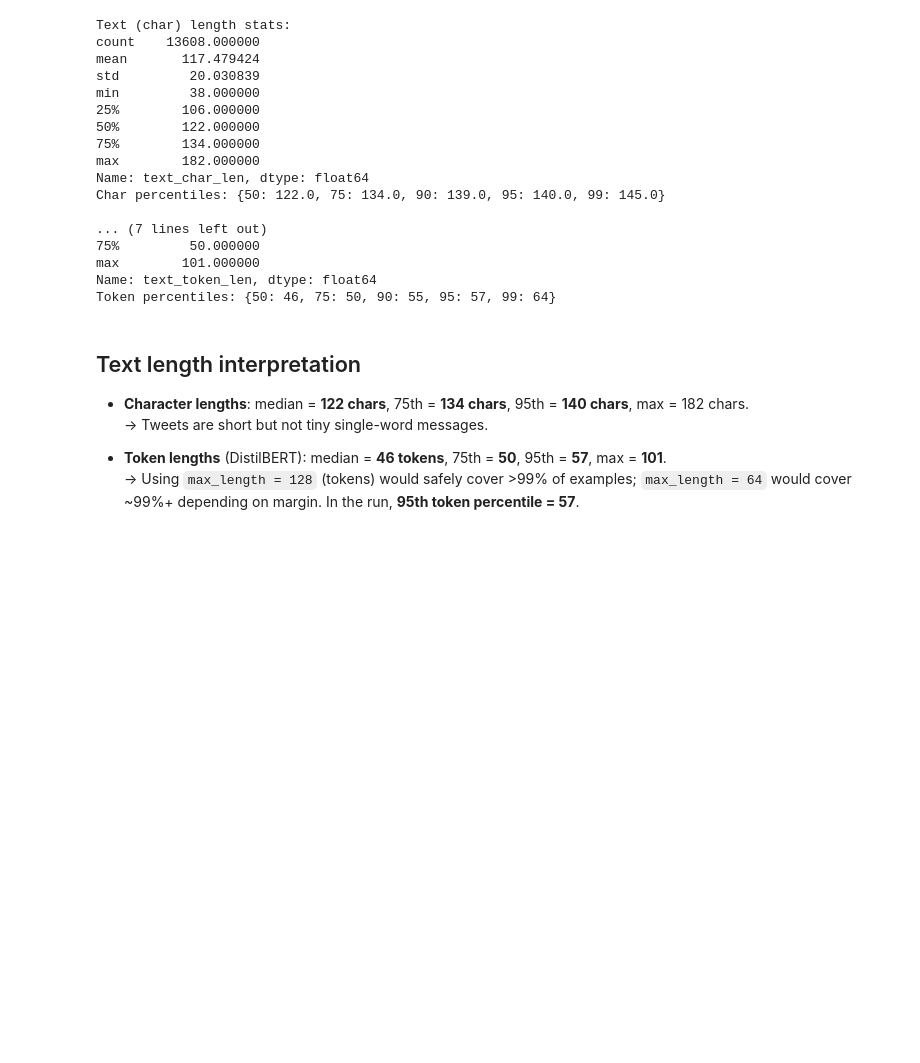
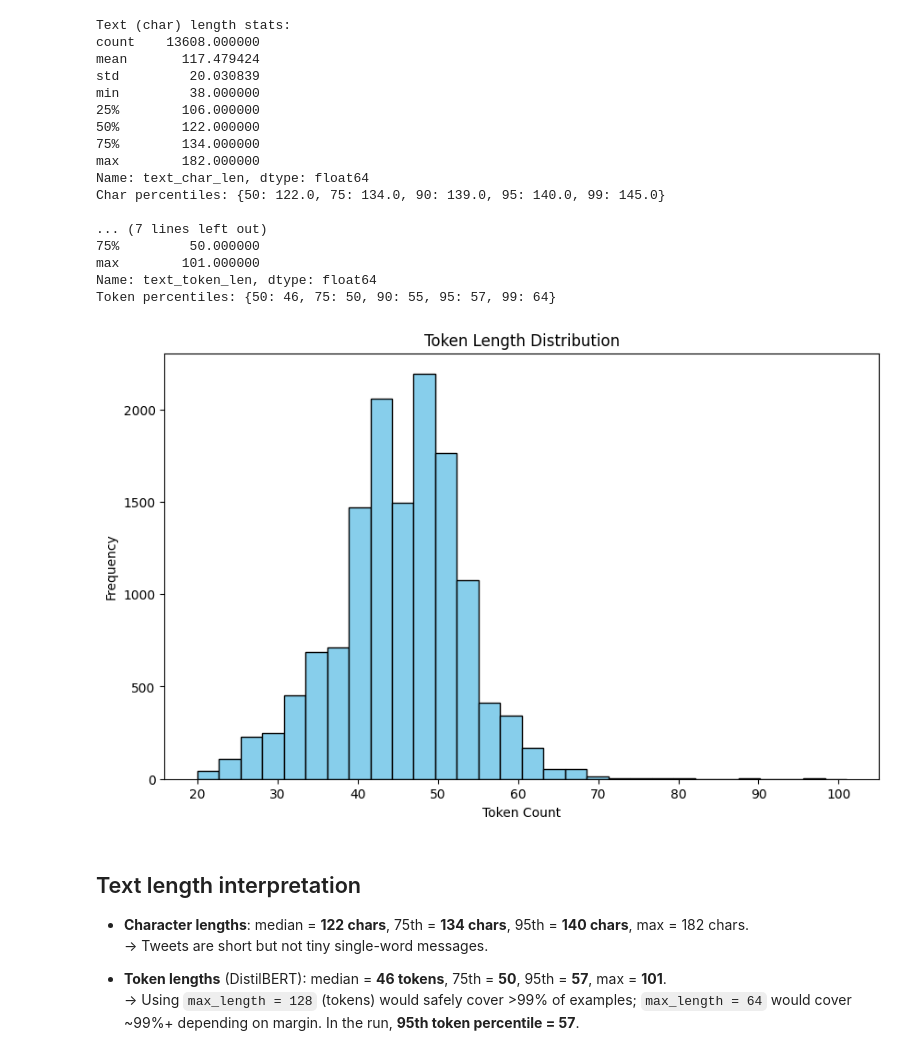
Before and after one commit to PiyushLekhak/crisis-eye, a Jupyter notebook: notebooks/01_eda.ipynb, the cells around one changed output. Saved outputs shown, nothing was run; the diff lists cells and outputs as text; code cells hidden in the pictures; blank space fills up the shorter version.

```diff
--- a/notebooks/01_eda.ipynb
+++ b/notebooks/01_eda.ipynb
@@ -125,6 +126,15 @@ Char percentiles: {50: 122.0, 75: 134.0, 90: 139.0, 95: 140.0, 99: 145.0}
 max        101.000000
 Name: text_token_len, dtype: float64
 Token percentiles: {50: 46, 75: 50, 90: 55, 95: 57, 99: 64}
+# %%
+plt.figure(figsize=(10,6))
+plt.hist(df["text_token_len"], bins=30, color="skyblue", edgecolor="black")
+plt.title("Token Length Distribution")
+plt.xlabel("Token Count")
+plt.ylabel("Frequency")
+plt.show()
+# %% [output]
+[figure, added]
 # %% [markdown]
 ## Text length interpretation
 
```
Also changed, not shown: parts of 6 cells of this notebook, 6 other files.
